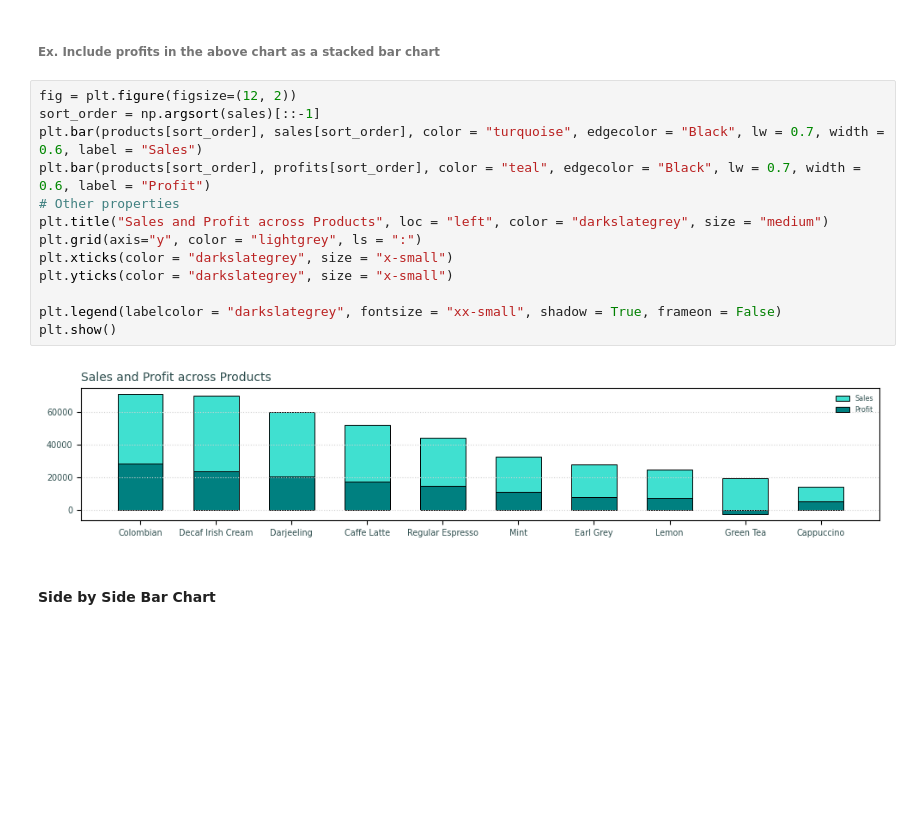
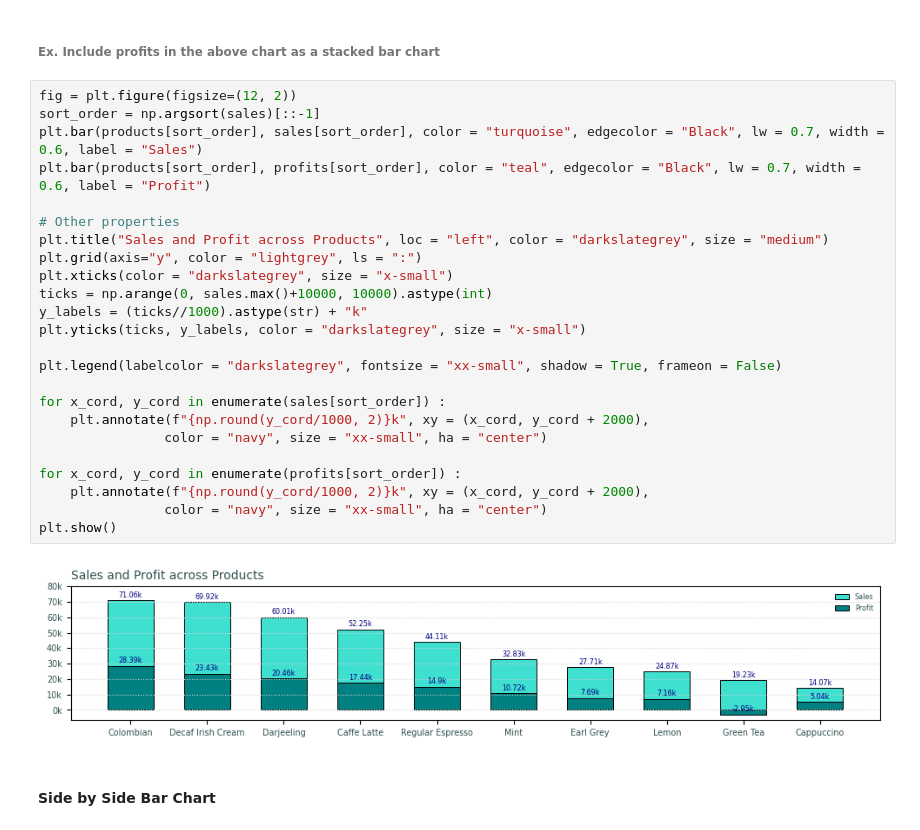
Before and after one commit to knowledge-corner/CGI_19_may_25, a Jupyter notebook: Classwork/Classwork Notebook.ipynb, the cells around one changed output. Drawn from its saved outputs; the diff is of its cells as text; blank space fills up the shorter version.

```diff
--- a/Classwork/Classwork Notebook.ipynb
+++ b/Classwork/Classwork Notebook.ipynb
@@ -1235,18 +1235,29 @@ list(enumerate(sales[sort_order])) # Generates a sequence of tuples with first v
 # %%
 fig = plt.figure(figsize=(12, 2))
 sort_order = np.argsort(sales)[::-1]
 plt.bar(products[sort_order], sales[sort_order], color = "turquoise", edgecolor = "Black", lw = 0.7, width = 0.6, label = "Sales")
 plt.bar(products[sort_order], profits[sort_order], color = "teal", edgecolor = "Black", lw = 0.7, width = 0.6, label = "Profit")
+
 # Other properties
 plt.title("Sales and Profit across Products", loc = "left", color = "darkslategrey", size = "medium")
 plt.grid(axis="y", color = "lightgrey", ls = ":")
 plt.xticks(color = "darkslategrey", size = "x-small")
-plt.yticks(color = "darkslategrey", size = "x-small")
+ticks = np.arange(0, sales.max()+10000, 10000).astype(int)
+y_labels = (ticks//1000).astype(str) + "k"
+plt.yticks(ticks, y_labels, color = "darkslategrey", size = "x-small")
 
 plt.legend(labelcolor = "darkslategrey", fontsize = "xx-small", shadow = True, frameon = False)
+
+for x_cord, y_cord in enumerate(sales[sort_order]) :
+    plt.annotate(f"{np.round(y_cord/1000, 2)}k", xy = (x_cord, y_cord + 2000),
+                color = "navy", size = "xx-small", ha = "center")
+
+for x_cord, y_cord in enumerate(profits[sort_order]) :
+    plt.annotate(f"{np.round(y_cord/1000, 2)}k", xy = (x_cord, y_cord + 2000),
+                color = "navy", size = "xx-small", ha = "center")
 plt.show()
 # %% [output]
-[figure, old version]
+[figure, new version]
 # %% [markdown]
 #### Side by Side Bar Chart
 # %% [markdown]
```
Also changed, not shown: parts of 3 cells of this notebook.
